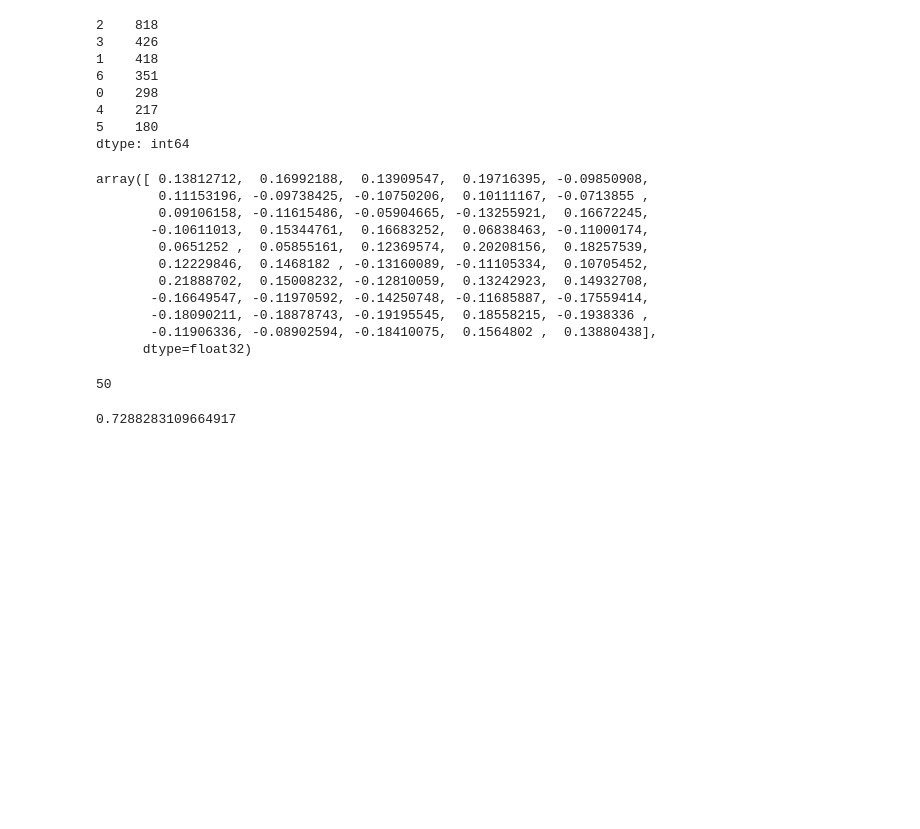
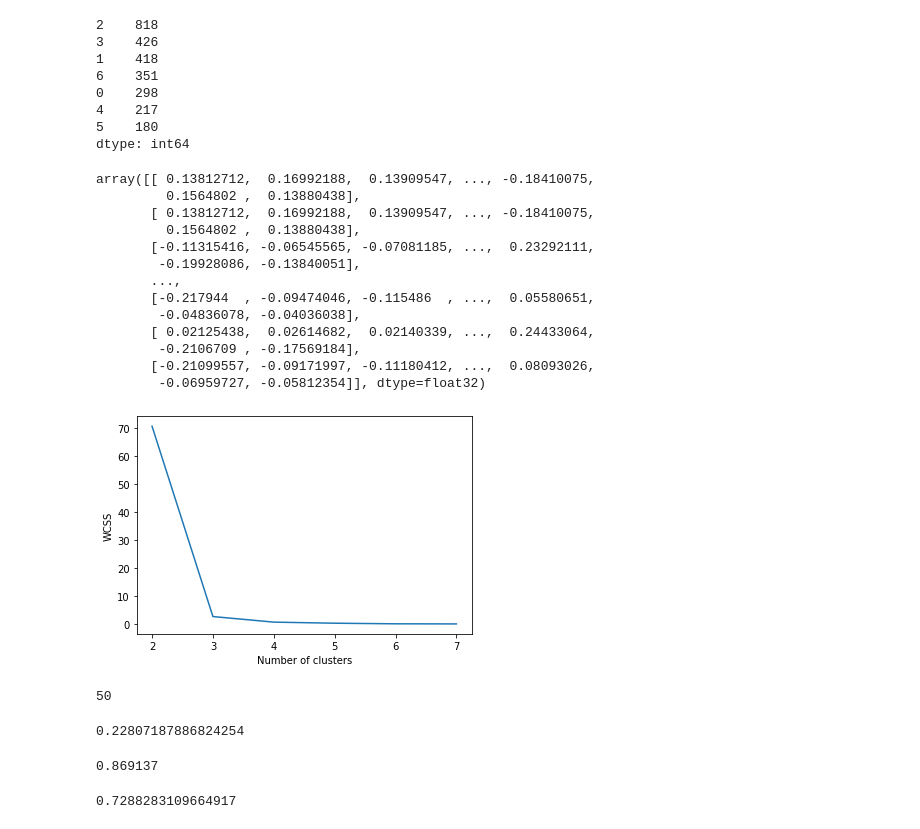
Before and after one commit to RuchikDama24/BiNE, a Jupyter notebook: demos/embeddings/graphsage-unsupervised-sampler-embeddings.ipynb, the cells around one changed output. Drawn from its saved outputs; the diff is of its cells as text; code cells hidden in the pictures; blank space fills up the shorter version.

```diff
--- a/demos/embeddings/graphsage-unsupervised-sampler-embeddings.ipynb
+++ b/demos/embeddings/graphsage-unsupervised-sampler-embeddings.ipynb
@@ -549,19 +562,34 @@ pd.Series(y).value_counts()
 5    180
 dtype: int64
 # %%
-node_embeddings[0]
+node_embeddings
 # %% [output]
-array([ 0.13812712,  0.16992188,  0.13909547,  0.19716395, -0.09850908,
-        0.11153196, -0.09738425, -0.10750206,  0.10111167, -0.0713855 ,
-        0.09106158, -0.11615486, -0.05904665, -0.13255921,  0.16672245,
-       -0.10611013,  0.15344761,  0.16683252,  0.06838463, -0.11000174,
-        0.0651252 ,  0.05855161,  0.12369574,  0.20208156,  0.18257539,
-        0.12229846,  0.1468182 , -0.13160089, -0.11105334,  0.10705452,
-        0.21888702,  0.15008232, -0.12810059,  0.13242923,  0.14932708,
-       -0.16649547, -0.11970592, -0.14250748, -0.11685887, -0.17559414,
-       -0.18090211, -0.18878743, -0.19195545,  0.18558215, -0.1938336 ,
-       -0.11906336, -0.08902594, -0.18410075,  0.1564802 ,  0.13880438],
-      dtype=float32)
+array([[ 0.13812712,  0.16992188,  0.13909547, ..., -0.18410075,
+         0.1564802 ,  0.13880438],
+       [ 0.13812712,  0.16992188,  0.13909547, ..., -0.18410075,
+         0.1564802 ,  0.13880438],
+       [-0.11315416, -0.06545565, -0.07081185, ...,  0.23292111,
+        -0.19928086, -0.13840051],
+       ...,
+       [-0.217944  , -0.09474046, -0.115486  , ...,  0.05580651,
+        -0.04836078, -0.04036038],
+       [ 0.02125438,  0.02614682,  0.02140339, ...,  0.24433064,
+        -0.2106709 , -0.17569184],
+       [-0.21099557, -0.09171997, -0.11180412, ...,  0.08093026,
+        -0.06959727, -0.05812354]], dtype=float32)
 # %%
 from sklearn.cluster import KMeans
+# %%
+wcss = []
+for i in range(2, 8):
+    kmeans = KMeans(n_clusters = i, init = "k-means++", random_state = 42)
+    kmeans.fit_predict(node_embeddings)
+    wcss.append(kmeans.inertia_)
+# %%
+plt.plot(range(2, 8), wcss)
+plt.xlabel('Number of clusters')
+plt.ylabel('WCSS')
+plt.show()
+# %% [output]
+[figure, added]
 # %%
@@ -574,3 +605,11 @@ len(kmeans.cluster_centers_[0])
+# %%
+metrics.davies_bouldin_score(X, c_id)
+# %% [output]
+0.22807187886824254
+# %%
+silhouette_avg
+# %% [output]
+0.869137
 # %%
 kmeans.inertia_
 # %% [output]
```
Also changed, not shown: parts of 26 cells of this notebook.
